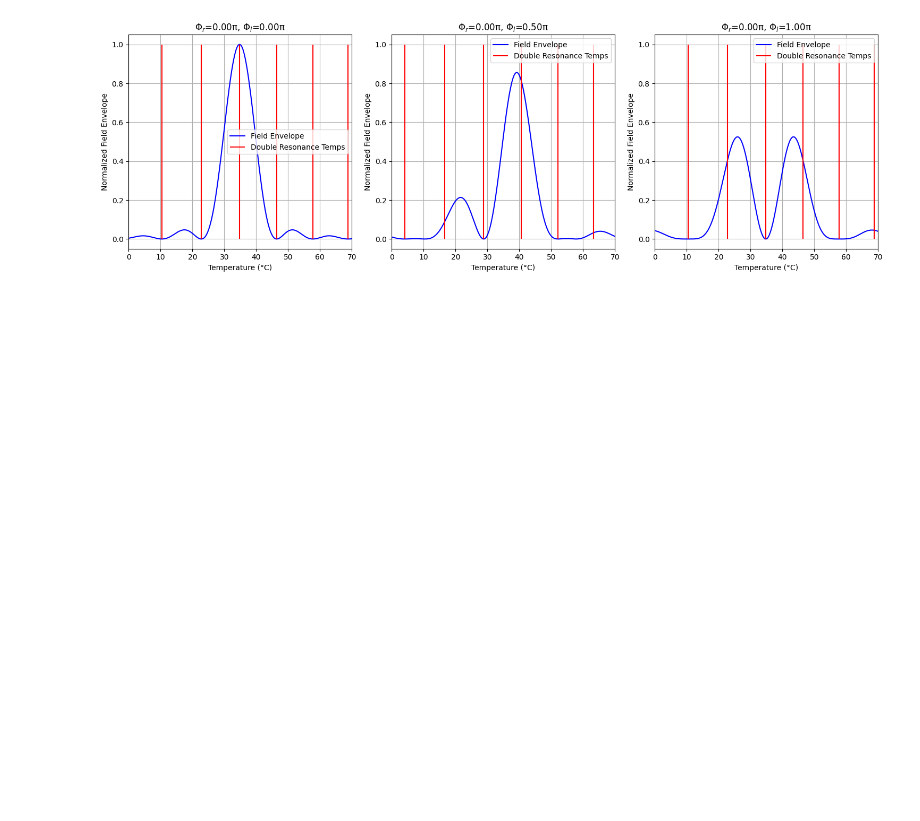
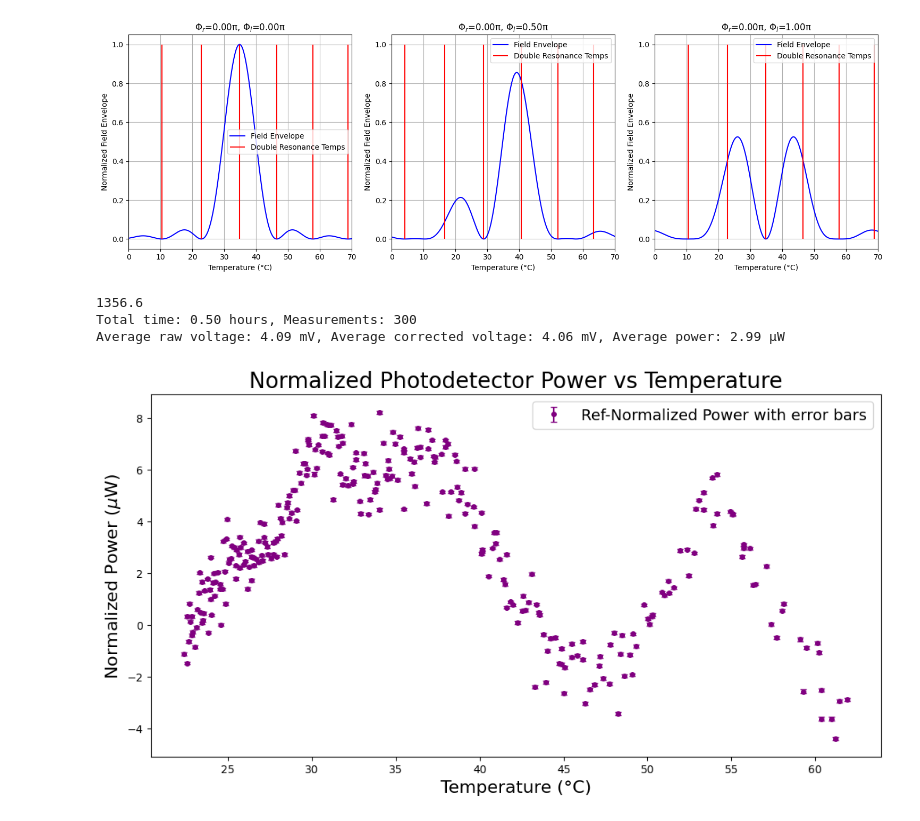
Before and after one commit to qpit/Eskild-Project-2026, a Jupyter notebook: main_document.ipynb, the cells around one changed output. Cells and saved outputs as stored; diff of their text form; code cells hidden in the pictures; blank space fills up the shorter version.

```diff
--- a/main_document.ipynb
+++ b/main_document.ipynb
@@ -320,0 +350,55 @@ Subplot (0,2): Double Resonance Temps (°C): [10.40255276 22.79711474 34.8036747
+# %%
+filenames = [r"Overnight_data\Overnight_data_13-04-2026_16-59.csv"]
+
+# TODO: Update this value with your detector's actual sensitivity (in V/W) at the used wavelength!
+# Example: If sensitivity is 1.5 * 10^5 V/W, use 1.5e5
+sensitivity_V_per_W = 0.57 * 2.38e3
+
+
+
+for filepath in filenames:
+    data = np.genfromtxt(filepath, delimiter=',', skip_header=1)
+    time_data = data[:, 0]
+    time_hours = time_data / 3600
+    channel1 = data[:, 2]  # Assuming Ch1_Avg is the 3rd column
+    channel2 = data[:, 3]  # Assuming Ch2_Avg is the 4th column
+    channel3 = data[:, 4]  # Assuming Ch3_Avg is the 5th column
+    std = data[:, 5:8]  # Standard deviations for each channel
+    SEM = data[:, 8:]  # Standard error of the mean for each channel
+
+    resist = voltage_to_kOhm(channel2)
+    temperature = temperature_from_resistance(resist)
+
+    # Normalize channel 1 by using channel 3 as reference
+    ch1_ch3_ratio = channel1 / channel3
+
+    # Scale ratio back to physical voltage by multiplying by the mean reference voltage.
+    # This corrects for intensity fluctuations while keeping the absolute scale intact.
+    corrected_voltage = ch1_ch3_ratio * np.mean(channel3)
+
+    # Convert corrected voltage to Power in microwatts
+    power_W = corrected_voltage / sensitivity_V_per_W
+    power_uW = power_W * 1e6  # Convert to microwatts
+
+    SEM_ch1 = SEM[:, 0]
+    SEM_ch3 = SEM[:, 2]
+    # Ensure error is always positive using np.abs
+    ratio_sem = np.abs(ch1_ch3_ratio) * np.sqrt((SEM_ch1 / channel1)**2 + (SEM_ch3 / channel3)**2)
+
+    # Convert propagated ratio error to microwatts using the same scaling
+    SEM_power_uW = (ratio_sem * np.mean(channel3) / sensitivity_V_per_W) * 1e6
+    print(sensitivity_V_per_W)
+    # Plot Signal Power vs Temperature
+    fig, ax = plt.subplots(figsize=(12, 6))
+    ax.errorbar(temperature, power_uW, yerr=SEM_power_uW, label='Ref-Normalized Power with error bars', color='purple', fmt='o', markersize=4, capsize=3)
+    ax.set_xlabel('Temperature (°C)', fontsize=16)
+    ax.set_ylabel('Normalized Power ($\mu$W)', fontsize=16)
+    ax.legend(loc='upper right', fontsize=14)
+    ax.set_title('Normalized Photodetector Power vs Temperature', fontsize=20)
+    print(f"Total time: {time_hours[-1]:.2f} hours, Measurements: {len(time_data)}")
+    print("Average raw voltage: {:.2f} mV, Average corrected voltage: {:.2f} mV, Average power: {:.2f} μW".format(np.mean(channel1)*1e3, np.mean(corrected_voltage)*1e3, np.mean(power_uW)))
+# %% [output]
+1356.6
+Total time: 0.50 hours, Measurements: 300
+Average raw voltage: 4.09 mV, Average corrected voltage: 4.06 mV, Average power: 2.99 μW
+[figure, added]
```
Also changed, not shown: parts of 3 cells of this notebook, 1 other file.
